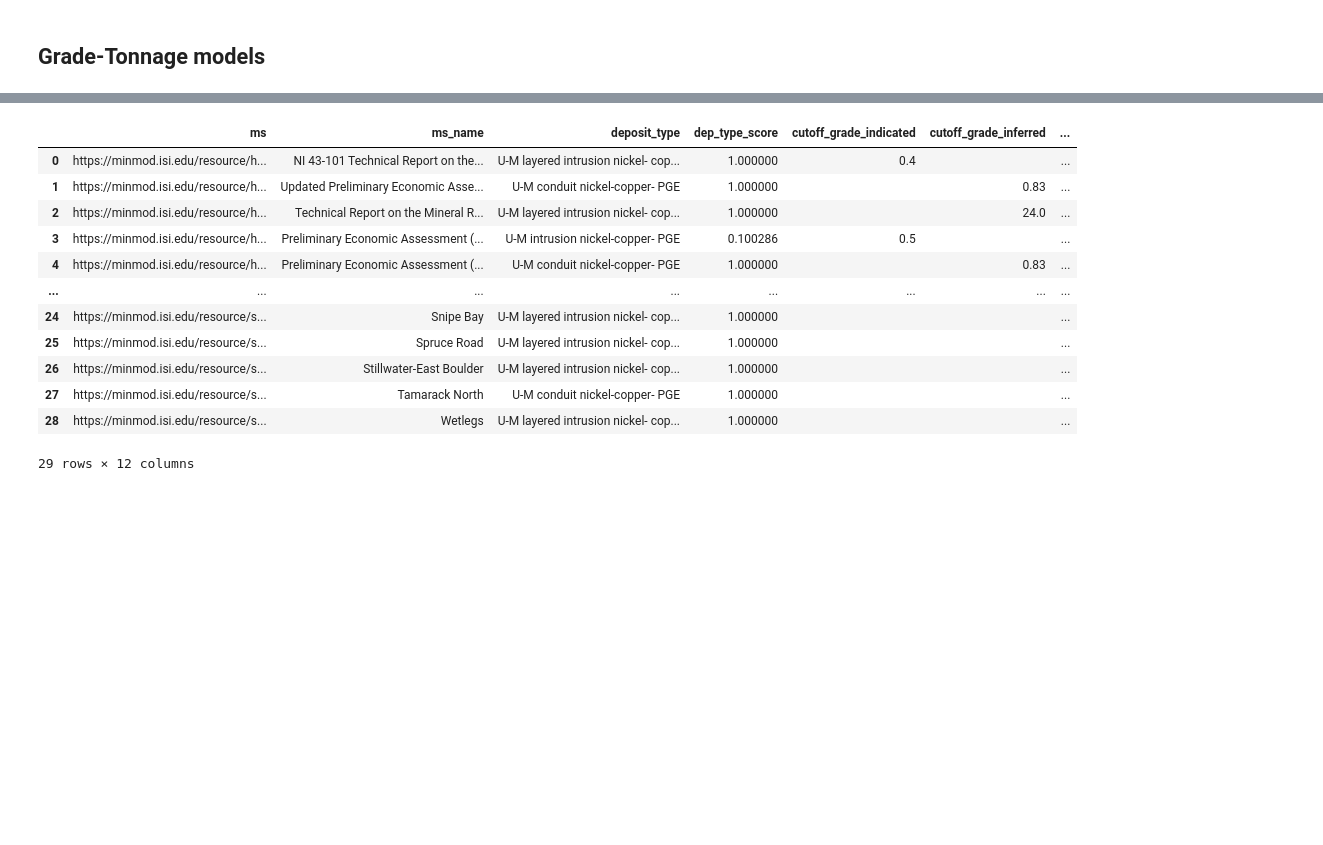
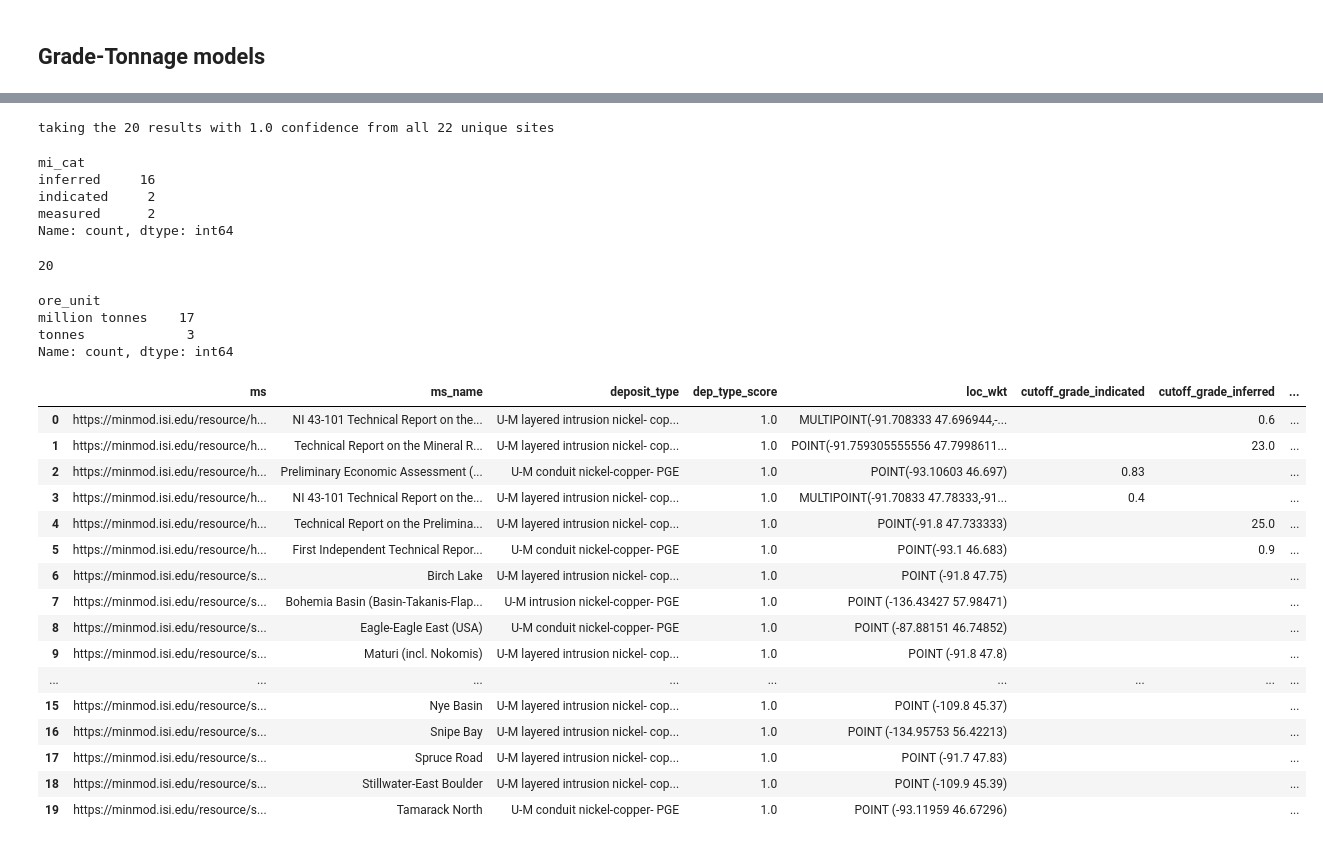
Before and after one commit to binh-vu/ta2-minmod-data, a Jupyter notebook: sandbox/sparql_sandbox.ipynb, the cells around one changed output, grey strips where cells are left out. Cells and saved outputs as stored; diff of their text form; code cells hidden in the pictures; blank space fills up the shorter version.

```diff
--- a/sandbox/sparql_sandbox.ipynb
+++ b/sandbox/sparql_sandbox.ipynb
@@ -583,8 +686,8 @@ mineral_data_df = pd.DataFrame([
         'deposit_type_qnode': row['dtnorm.value'],
         'deposit_type': row['dtnorm_label.value'],
         'dep_type_score': float(row['dt_conf.value']),
-        'country': row['country.value']
-        #'loc_wkt': row['loc_wkt.value']
+        'country': row['country.value'],
+        'loc_wkt': row['loc_wkt.value']
     }
     for index, row in query_resp_df.iterrows()
 ])
@@ -647,35 +725,65 @@ mineral_data_df
+# %%
+print(f"taking the {len(mineral_data_df[mineral_data_df['dep_type_score'] == 1.0])} results with 1.0 confidence from all {len(mineral_data_df)} unique sites")
+mineral_data_df = mineral_data_df[mineral_data_df['dep_type_score'] == 1.0]
+# %% [output]
+taking the 20 results with 1.0 confidence from all 22 unique sites
+# %%
+mineral_data_df['mi_cat'].value_counts()
+# %% [output]
+mi_cat
+inferred     16
+indicated     2
+measured      2
+Name: count, dtype: int64
 # %%
 filtered_mineral_data_df = mineral_data_df[mineral_data_df['mi_cat'].isin(['inferred', 'indicated', 'measured'])]
+filtered_mineral_data_df = filtered_mineral_data_df.drop_duplicates(subset=['ms', 'mi_cat'])
+len(filtered_mineral_data_df)
+# %% [output]
+20
+# %%
+filtered_mineral_data_df['ore_unit'].value_counts()
+# %% [output]
+ore_unit
+million tonnes    17
+tonnes             3
+Name: count, dtype: int64
 # %%
 # todo: assumes "million tonnes" OR "tonnes" for ore_unit & percent for grade_unit (the case as of today)
 # normalize: convert rows with tonnes to million tonnes
-filtered_mineral_data_df['norm_ore_val'] = filtered_mineral_data_df.apply(lambda row:
-                             row['ore_val'] * 1e6 if row['ore_unit'] == 'million tonnes' else row['ore_val'], axis=1)
+filtered_mineral_data_df['norm_ore_val'] = filtered_mineral_data_df.progress_apply(lambda row:
+                             row['ore_val'] / 1e6 if row['ore_unit'] == 'tonnes' else row['ore_val'], axis=1)
+                             #row['ore_val'] * 1e6 if row['ore_unit'] == 'million tonnes' else row['ore_val'], axis=1)
 # %%
 # pivot the table: new df with each 'mi_cat' as a prefix
-pivot_df = filtered_mineral_data_df.pivot_table(index=['ms', 'ms_name', 'deposit_type', 'dep_type_score'], columns='mi_cat',
+#pivot_df = filtered_mineral_data_df.pivot_table(index=['ms', 'ms_name'], columns='mi_cat',
+pivot_df = filtered_mineral_data_df.pivot_table(index=['ms', 'ms_name', 'deposit_type', 'dep_type_score', 'loc_wkt'], columns='mi_cat',
                           values=['norm_ore_val', 'grade_val', 'cutoff_grade'],
                           aggfunc='first')
 # flatten the MultiIndex in columns
 pivot_df.columns = ['_'.join(col).strip() for col in pivot_df.columns.values]
 # reset index to turn 'ms' back into a column
 pivot_df.reset_index(inplace=True)
 pivot_df.fillna('', inplace=True)
 pivot_df
 # %% [output]
-|  | ms | ms_name | deposit_type | dep_type_score | cutoff_grade_indicated | cutoff_grade_inferred | ... |
-| 0 | https://minmod.isi.edu/resource/h... | NI 43-101 Technical Report on the... | U-M layered intrusion nickel- cop... | 1.000000 | 0.4 |  | ... |
-| 1 | https://minmod.isi.edu/resource/h... | Updated Preliminary Economic Asse... | U-M conduit nickel-copper- PGE | 1.000000 |  | 0.83 | ... |
-| 2 | https://minmod.isi.edu/resource/h... | Technical Report on the Mineral R... | U-M layered intrusion nickel- cop... | 1.000000 |  | 24.0 | ... |
-| 3 | https://minmod.isi.edu/resource/h... | Preliminary Economic Assessment (... | U-M intrusion nickel-copper- PGE | 0.100286 | 0.5 |  | ... |
-| 4 | https://minmod.isi.edu/resource/h... | Preliminary Economic Assessment (... | U-M conduit nickel-copper- PGE | 1.000000 |  | 0.83 | ... |
-| ... | ... | ... | ... | ... | ... | ... | ... |
-| 24 | https://minmod.isi.edu/resource/s... | Snipe Bay | U-M layered intrusion nickel- cop... | 1.000000 |  |  | ... |
-| 25 | https://minmod.isi.edu/resource/s... | Spruce Road | U-M layered intrusion nickel- cop... | 1.000000 |  |  | ... |
-| 26 | https://minmod.isi.edu/resource/s... | Stillwater-East Boulder | U-M layered intrusion nickel- cop... | 1.000000 |  |  | ... |
-| 27 | https://minmod.isi.edu/resource/s... | Tamarack North | U-M conduit nickel-copper- PGE | 1.000000 |  |  | ... |
-| 28 | https://minmod.isi.edu/resource/s... | Wetlegs | U-M layered intrusion nickel- cop... | 1.000000 |  |  | ... |
+|  | ms | ms_name | deposit_type | dep_type_score | loc_wkt | cutoff_grade_indicated | cutoff_grade_inferred | ... |
+| 0 | https://minmod.isi.edu/resource/h... | NI 43-101 Technical Report on the... | U-M layered intrusion nickel- cop... | 1.0 | MULTIPOINT(-91.708333 47.696944,-... |  | 0.6 | ... |
+| 1 | https://minmod.isi.edu/resource/h... | Technical Report on the Mineral R... | U-M layered intrusion nickel- cop... | 1.0 | POINT(-91.759305555556 47.7998611... |  | 23.0 | ... |
+| 2 | https://minmod.isi.edu/resource/h... | Preliminary Economic Assessment (... | U-M conduit nickel-copper- PGE | 1.0 | POINT(-93.10603 46.697) | 0.83 |  | ... |
+| 3 | https://minmod.isi.edu/resource/h... | NI 43-101 Technical Report on the... | U-M layered intrusion nickel- cop... | 1.0 | MULTIPOINT(-91.70833 47.78333,-91... | 0.4 |  | ... |
+| 4 | https://minmod.isi.edu/resource/h... | Technical Report on the Prelimina... | U-M layered intrusion nickel- cop... | 1.0 | POINT(-91.8 47.733333) |  | 25.0 | ... |
+| 5 | https://minmod.isi.edu/resource/h... | First Independent Technical Repor... | U-M conduit nickel-copper- PGE | 1.0 | POINT(-93.1 46.683) |  | 0.9 | ... |
+| 6 | https://minmod.isi.edu/resource/s... | Birch Lake | U-M layered intrusion nickel- cop... | 1.0 | POINT (-91.8 47.75) |  |  | ... |
+| 7 | https://minmod.isi.edu/resource/s... | Bohemia Basin (Basin-Takanis-Flap... | U-M intrusion nickel-copper- PGE | 1.0 | POINT (-136.43427 57.98471) |  |  | ... |
+| 8 | https://minmod.isi.edu/resource/s... | Eagle-Eagle East (USA) | U-M conduit nickel-copper- PGE | 1.0 | POINT (-87.88151 46.74852) |  |  | ... |
+| 9 | https://minmod.isi.edu/resource/s... | Maturi (incl. Nokomis) | U-M layered intrusion nickel- cop... | 1.0 | POINT (-91.8 47.8) |  |  | ... |
+| ... | ... | ... | ... | ... | ... | ... | ... | ... |
+| 15 | https://minmod.isi.edu/resource/s... | Nye Basin | U-M layered intrusion nickel- cop... | 1.0 | POINT (-109.8 45.37) |  |  | ... |
+| 16 | https://minmod.isi.edu/resource/s... | Snipe Bay | U-M layered intrusion nickel- cop... | 1.0 | POINT (-134.95753 56.42213) |  |  | ... |
+| 17 | https://minmod.isi.edu/resource/s... | Spruce Road | U-M layered intrusion nickel- cop... | 1.0 | POINT (-91.7 47.83) |  |  | ... |
+| 18 | https://minmod.isi.edu/resource/s... | Stillwater-East Boulder | U-M layered intrusion nickel- cop... | 1.0 | POINT (-109.9 45.39) |  |  | ... |
+| 19 | https://minmod.isi.edu/resource/s... | Tamarack North | U-M conduit nickel-copper- PGE | 1.0 | POINT (-93.11959 46.67296) |  |  | ... |
-29 rows × 12 columns
 # %%
 def get_total_grade_tonnage(flat_mi):
     ''' assumes tonnage units in tonnes
```
Also changed, not shown: parts of 47 cells of this notebook, 1 other file.
